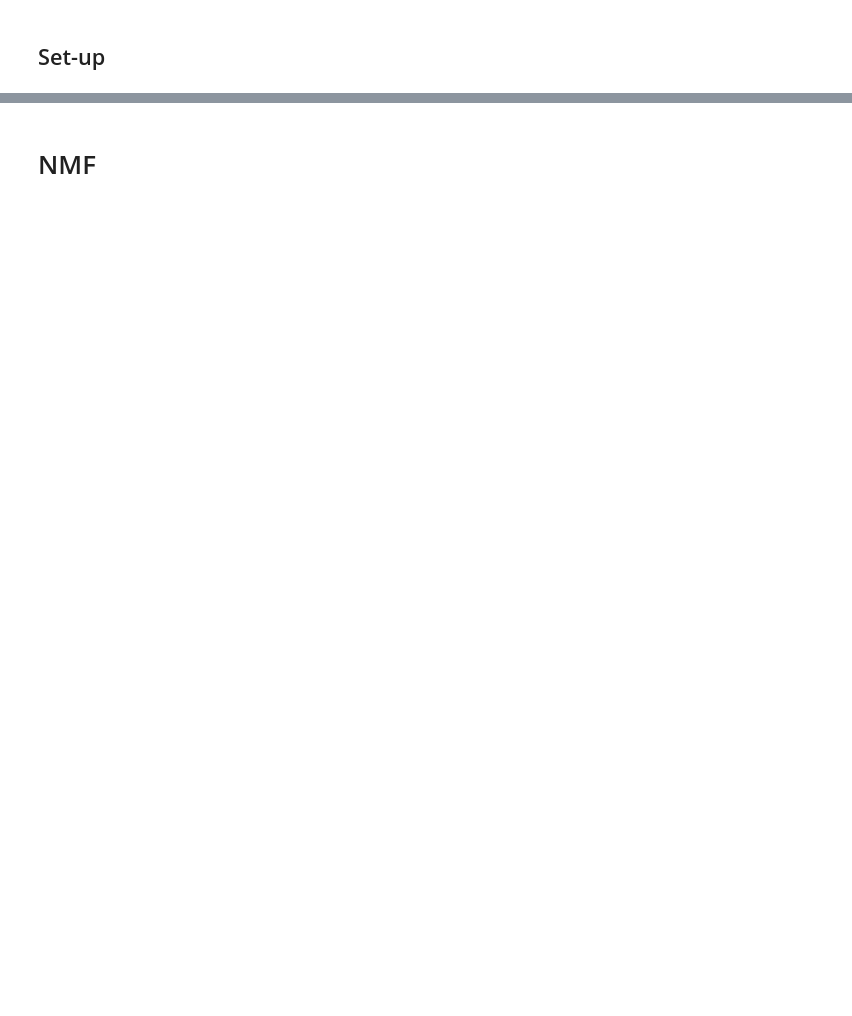
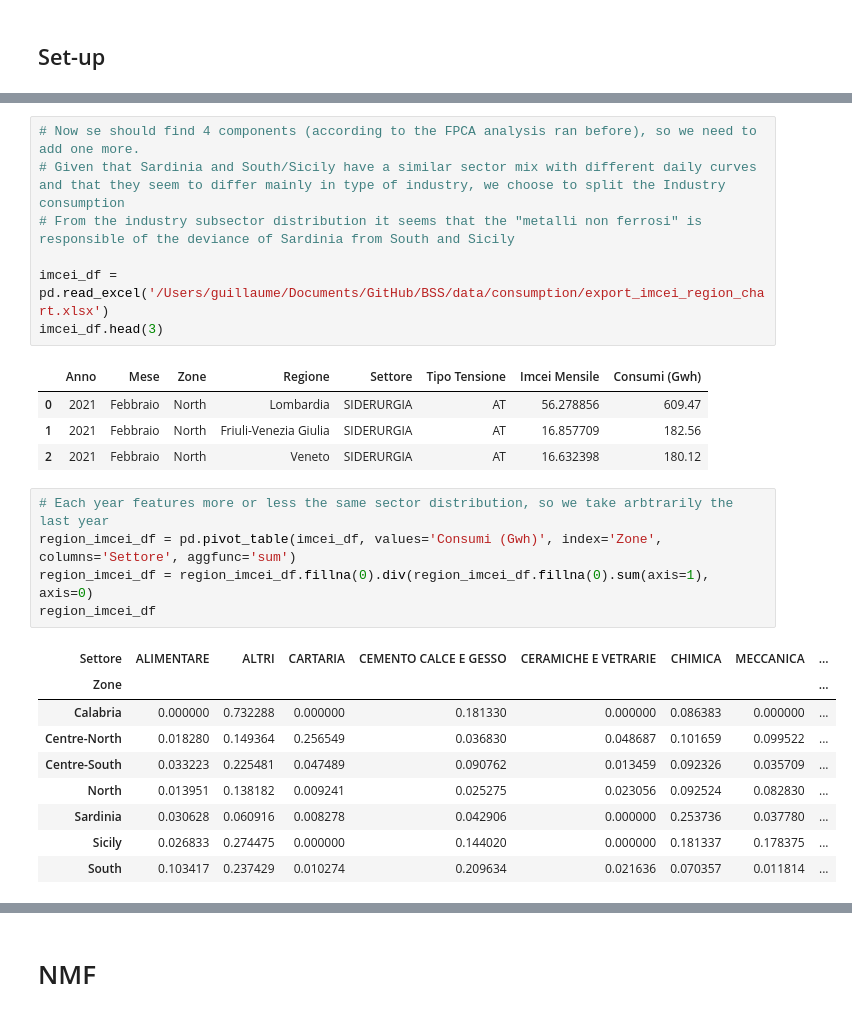
Before and after one commit to gkchln/load_bss, a Jupyter notebook: NMF.ipynb, the cells around one changed output, grey strips where cells are left out. Saved outputs shown, nothing was run; the diff lists cells and outputs as text; blank space fills up the shorter version.

```diff
--- a/NMF.ipynb
+++ b/NMF.ipynb
@@ -35,0 +100,27 @@ def plot_components(H, ax=None, figsize=(10, 6), title='Components found by the
+# %%
+# Now se should find 4 components (according to the FPCA analysis ran before), so we need to add one more.
+# Given that Sardinia and South/Sicily have a similar sector mix with different daily curves and that they seem to differ mainly in type of industry, we choose to split the Industry consumption
+# From the industry subsector distribution it seems that the "metalli non ferrosi" is responsible of the deviance of Sardinia from South and Sicily
+
+imcei_df = pd.read_excel('/Users/guillaume/Documents/GitHub/BSS/data/consumption/export_imcei_region_chart.xlsx')
+imcei_df.head(3)
+# %% [output]
+|  | Anno | Mese | Zone | Regione | Settore | Tipo Tensione | Imcei Mensile | Consumi (Gwh) |
+| 0 | 2021 | Febbraio | North | Lombardia | SIDERURGIA | AT | 56.278856 | 609.47 |
+| 1 | 2021 | Febbraio | North | Friuli-Venezia Giulia | SIDERURGIA | AT | 16.857709 | 182.56 |
+| 2 | 2021 | Febbraio | North | Veneto | SIDERURGIA | AT | 16.632398 | 180.12 |
+# %%
+# Each year features more or less the same sector distribution, so we take arbtrarily the last year
+region_imcei_df = pd.pivot_table(imcei_df, values='Consumi (Gwh)', index='Zone', columns='Settore', aggfunc='sum')
+region_imcei_df = region_imcei_df.fillna(0).div(region_imcei_df.fillna(0).sum(axis=1), axis=0)
+region_imcei_df
+# %% [output]
+| Settore | ALIMENTARE | ALTRI | CARTARIA | CEMENTO CALCE E GESSO | CERAMICHE E VETRARIE | CHIMICA | MECCANICA | ... |
+| Zone |  |  |  |  |  |  |  | ... |
+| Calabria | 0.000000 | 0.732288 | 0.000000 | 0.181330 | 0.000000 | 0.086383 | 0.000000 | ... |
+| Centre-North | 0.018280 | 0.149364 | 0.256549 | 0.036830 | 0.048687 | 0.101659 | 0.099522 | ... |
+| Centre-South | 0.033223 | 0.225481 | 0.047489 | 0.090762 | 0.013459 | 0.092326 | 0.035709 | ... |
+| North | 0.013951 | 0.138182 | 0.009241 | 0.025275 | 0.023056 | 0.092524 | 0.082830 | ... |
+| Sardinia | 0.030628 | 0.060916 | 0.008278 | 0.042906 | 0.000000 | 0.253736 | 0.037780 | ... |
+| Sicily | 0.026833 | 0.274475 | 0.000000 | 0.144020 | 0.000000 | 0.181337 | 0.178375 | ... |
+| South | 0.103417 | 0.237429 | 0.010274 | 0.209634 | 0.021636 | 0.070357 | 0.011814 | ... |
```
Also changed, not shown: parts of 32 cells of this notebook.
